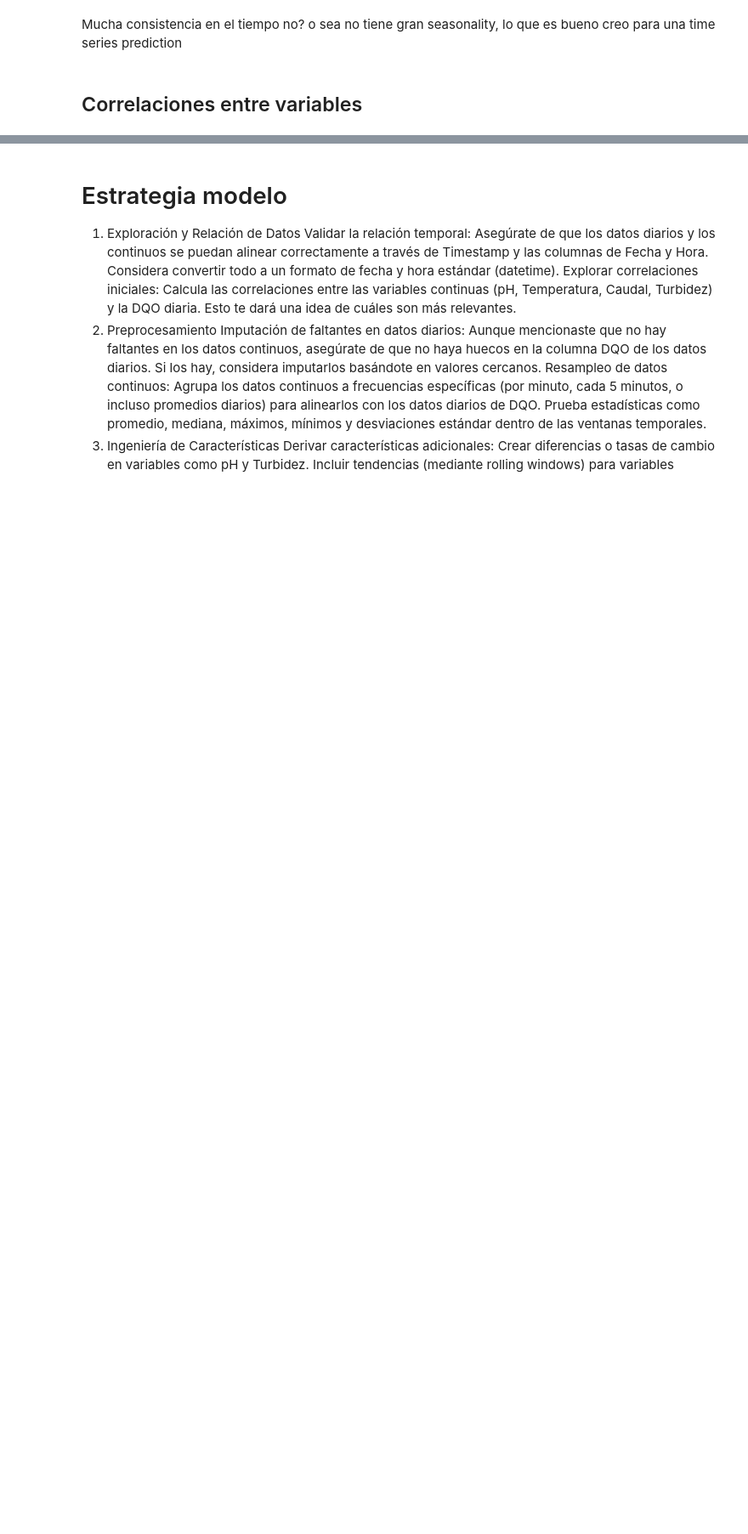
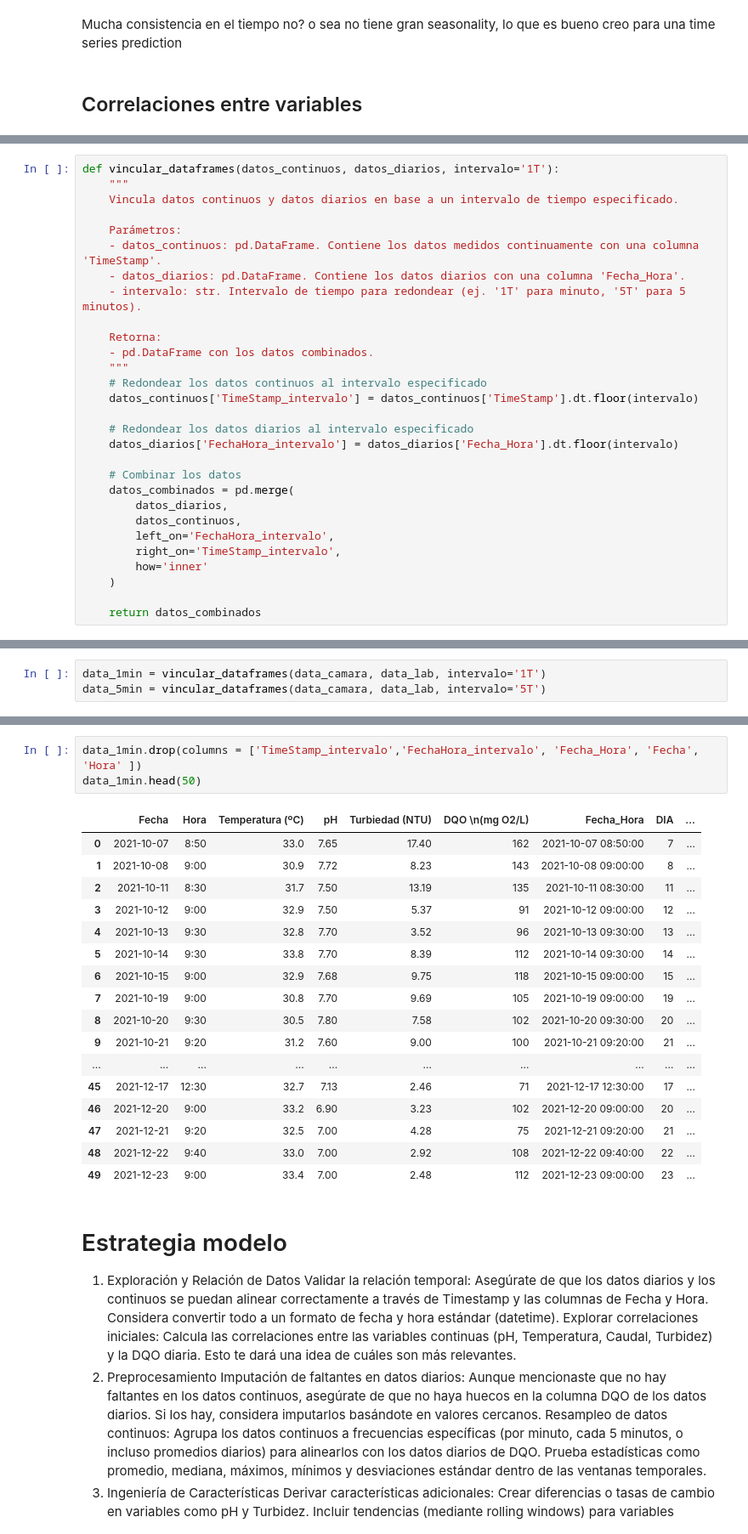
Before and after one commit to tetenogues/data_barbies_y_guille, a Jupyter notebook: first-nb.ipynb, the cells around one changed output, grey strips where cells are left out. Shown at 85% size. Cells and saved outputs as stored; diff of their text form; blank space fills up the shorter version.

```diff
--- a/first-nb.ipynb
+++ b/first-nb.ipynb
@@ -419,2 +425,31 @@ datos_combinados = pd.merge(
     how='inner'
 )
+# %%
+def vincular_dataframes(datos_continuos, datos_diarios, intervalo='1T'):
+    """
+    Vincula datos continuos y datos diarios en base a un intervalo de tiempo especificado.
+
+    Parámetros:
+    - datos_continuos: pd.DataFrame. Contiene los datos medidos continuamente con una columna 'TimeStamp'.
+    - datos_diarios: pd.DataFrame. Contiene los datos diarios con una columna 'Fecha_Hora'.
+    - intervalo: str. Intervalo de tiempo para redondear (ej. '1T' para minuto, '5T' para 5 minutos).
+
+    Retorna:
+    - pd.DataFrame con los datos combinados.
+    """
+    # Redondear los datos continuos al intervalo especificado
+    datos_continuos['TimeStamp_intervalo'] = datos_continuos['TimeStamp'].dt.floor(intervalo)
+
+    # Redondear los datos diarios al intervalo especificado
+    datos_diarios['FechaHora_intervalo'] = datos_diarios['Fecha_Hora'].dt.floor(intervalo)
+
+    # Combinar los datos
+    datos_combinados = pd.merge(
+        datos_diarios,
+        datos_continuos,
+        left_on='FechaHora_intervalo',
+        right_on='TimeStamp_intervalo',
+        how='inner'
+    )
+
+    return datos_combinados
@@ -420,0 +470,3 @@ datos_combinados = pd.merge(
+# %%
+data_1min = vincular_dataframes(data_camara, data_lab, intervalo='1T')
+data_5min = vincular_dataframes(data_camara, data_lab, intervalo='5T')
@@ -421,3 +492,24 @@ datos_combinados = pd.merge(
+# %%
+data_1min.drop(columns = ['TimeStamp_intervalo','FechaHora_intervalo', 'Fecha_Hora', 'Fecha', 'Hora' ])
+data_1min.head(50)
+# %% [output]
+|  | Fecha | Hora | Temperatura (ºC) | pH | Turbiedad (NTU) | DQO \n(mg O2/L) | Fecha_Hora | DIA | ... |
+| 0 | 2021-10-07 | 8:50 | 33.0 | 7.65 | 17.40 | 162 | 2021-10-07 08:50:00 | 7 | ... |
+| 1 | 2021-10-08 | 9:00 | 30.9 | 7.72 | 8.23 | 143 | 2021-10-08 09:00:00 | 8 | ... |
+| 2 | 2021-10-11 | 8:30 | 31.7 | 7.50 | 13.19 | 135 | 2021-10-11 08:30:00 | 11 | ... |
+| 3 | 2021-10-12 | 9:00 | 32.9 | 7.50 | 5.37 | 91 | 2021-10-12 09:00:00 | 12 | ... |
+| 4 | 2021-10-13 | 9:30 | 32.8 | 7.70 | 3.52 | 96 | 2021-10-13 09:30:00 | 13 | ... |
+| 5 | 2021-10-14 | 9:30 | 33.8 | 7.70 | 8.39 | 112 | 2021-10-14 09:30:00 | 14 | ... |
+| 6 | 2021-10-15 | 9:00 | 32.9 | 7.68 | 9.75 | 118 | 2021-10-15 09:00:00 | 15 | ... |
+| 7 | 2021-10-19 | 9:00 | 30.8 | 7.70 | 9.69 | 105 | 2021-10-19 09:00:00 | 19 | ... |
+| 8 | 2021-10-20 | 9:30 | 30.5 | 7.80 | 7.58 | 102 | 2021-10-20 09:30:00 | 20 | ... |
+| 9 | 2021-10-21 | 9:20 | 31.2 | 7.60 | 9.00 | 100 | 2021-10-21 09:20:00 | 21 | ... |
+| ... | ... | ... | ... | ... | ... | ... | ... | ... | ... |
+| 45 | 2021-12-17 | 12:30 | 32.7 | 7.13 | 2.46 | 71 | 2021-12-17 12:30:00 | 17 | ... |
+| 46 | 2021-12-20 | 9:00 | 33.2 | 6.90 | 3.23 | 102 | 2021-12-20 09:00:00 | 20 | ... |
+| 47 | 2021-12-21 | 9:20 | 32.5 | 7.00 | 4.28 | 75 | 2021-12-21 09:20:00 | 21 | ... |
+| 48 | 2021-12-22 | 9:40 | 33.0 | 7.00 | 2.92 | 108 | 2021-12-22 09:40:00 | 22 | ... |
+| 49 | 2021-12-23 | 9:00 | 33.4 | 7.00 | 2.48 | 112 | 2021-12-23 09:00:00 | 23 | ... |
 # %% [markdown]
 # Estrategia modelo
 
```
Also changed, not shown: parts of 6 cells of this notebook.
